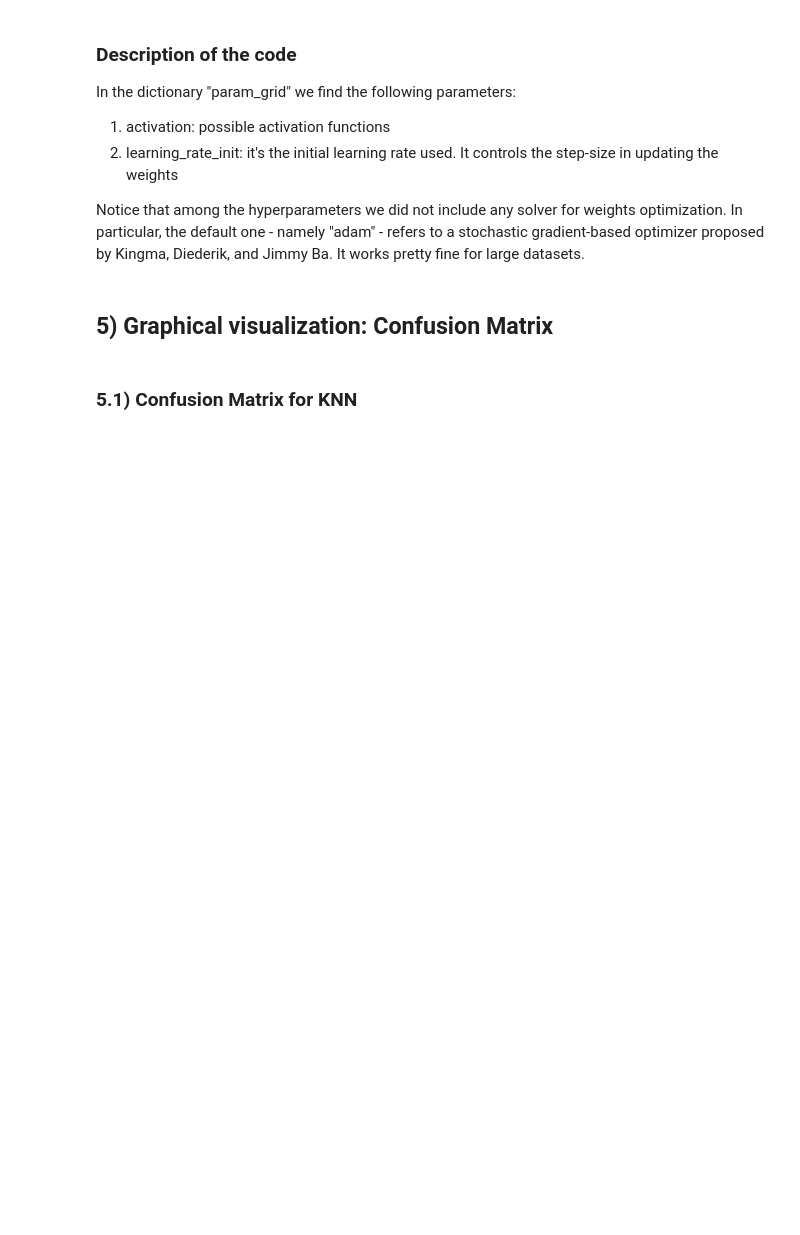
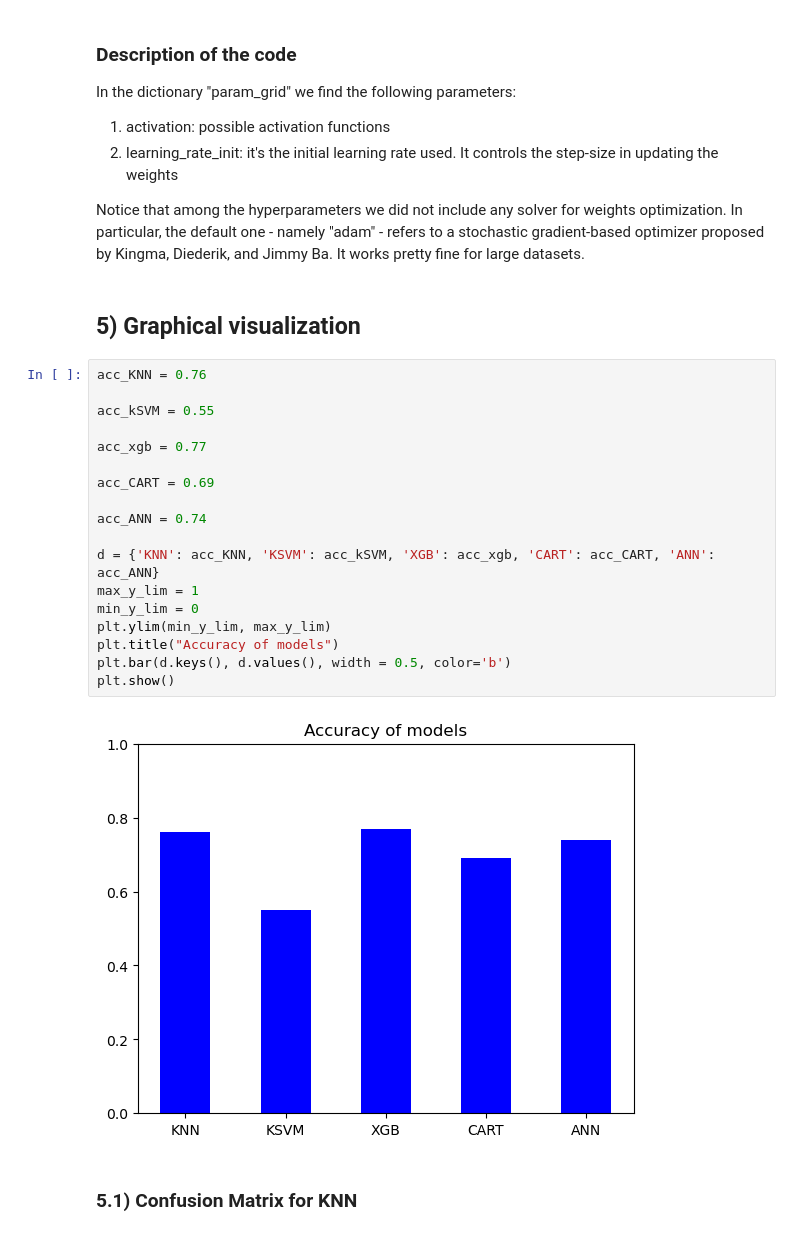
Before and after one commit to davide-beltrame/Credit-Prediction-Group-Project-AI-ML-Exam, a Jupyter notebook: main.ipynb, the cells around one changed output. Cells and saved outputs as stored; diff of their text form; blank space fills up the shorter version.

Commit message:
Graphical vis update

```diff
--- a/main.ipynb
+++ b/main.ipynb
@@ -736,7 +735,27 @@ In the dictionary "param_grid" we find the following parameters:
 
 Notice that among the hyperparameters we did not include any solver for weights optimization. In particular, the default one - namely "adam" - refers to a stochastic gradient-based optimizer proposed by Kingma, Diederik, and Jimmy Ba. It works pretty fine for large datasets.
 # %% [markdown]
-## 5) Graphical visualization: Confusion Matrix
+## 5) Graphical visualization
+# %%
+acc_KNN = 0.76
+
+acc_kSVM = 0.55
+
+acc_xgb = 0.77
+
+acc_CART = 0.69
+
+acc_ANN = 0.74
+
+d = {'KNN': acc_KNN, 'KSVM': acc_kSVM, 'XGB': acc_xgb, 'CART': acc_CART, 'ANN': acc_ANN}
+max_y_lim = 1
+min_y_lim = 0
+plt.ylim(min_y_lim, max_y_lim)
+plt.title("Accuracy of models")
+plt.bar(d.keys(), d.values(), width = 0.5, color='b')
+plt.show()
+# %% [output]
+[figure, added]
 # %% [markdown]
 ### 5.1) Confusion Matrix for KNN
 # %%
```
Also changed, not shown: parts of 2 cells of this notebook, 1 other file.
